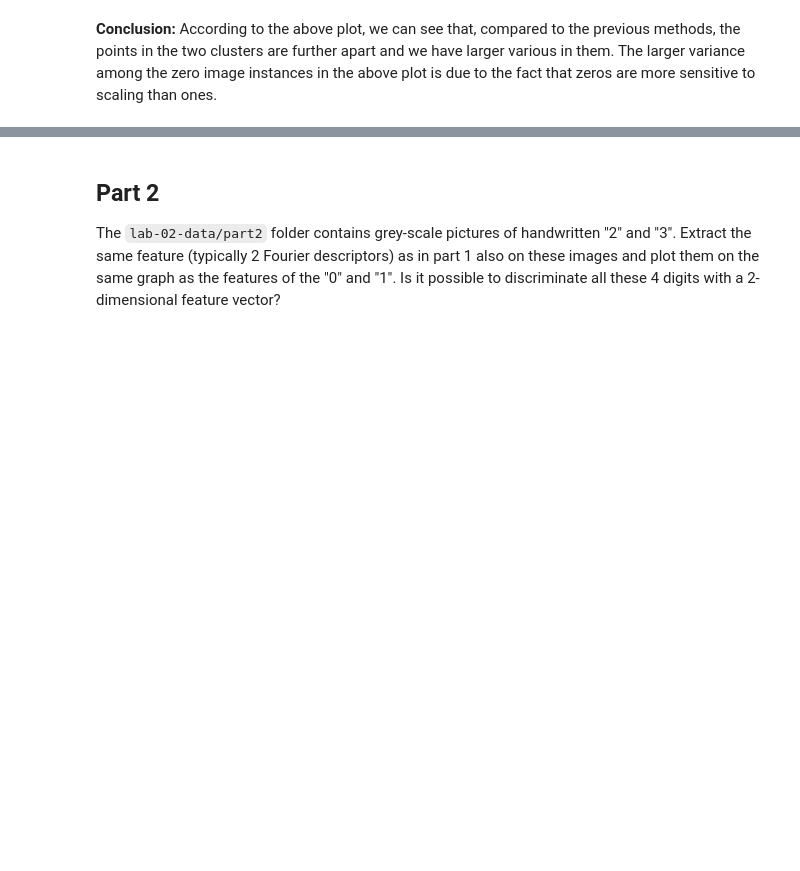
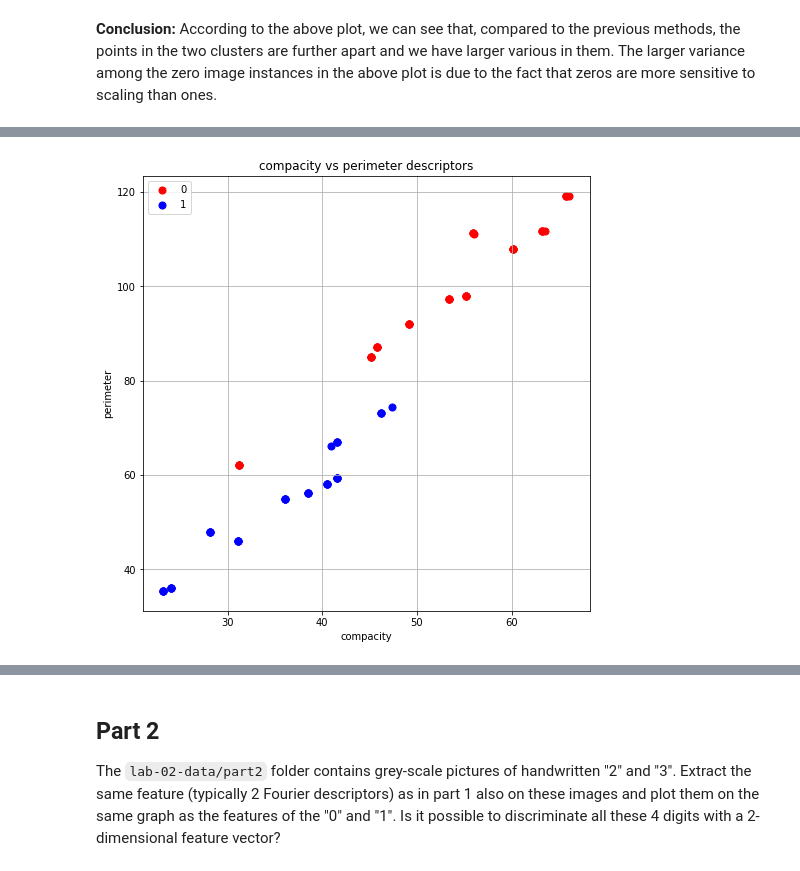
Before and after one commit to dhruti96shah/iapr-2020, a Jupyter notebook: labs/lab_02_object_description.ipynb, the cells around one changed output, grey strips where cells are left out. Saved outputs shown, nothing was run; the diff lists cells and outputs as text; code cells hidden in the pictures; blank space fills up the shorter version.

```diff
--- a/labs/lab_02_object_description.ipynb
+++ b/labs/lab_02_object_description.ipynb
@@ -437,0 +525,5 @@ __Conclusion:__ According to the above plot, we can see that, compared to the pr
+# %%
+def perimeter(image):
+    _,thresh1 = cv2.threshold(image,40,255,cv2.THRESH_BINARY)
+    perimeter = measure.perimeter(thresh1>0, neighbourhood=1)
+    return perimeter
@@ -437,0 +554,4 @@ __Conclusion:__ According to the above plot, we can see that, compared to the pr
+# %%
+plotFeatures(compacity, perimeter)
+# %% [output]
+[figure, added]
```
Also changed, not shown: parts of 46 cells of this notebook.
